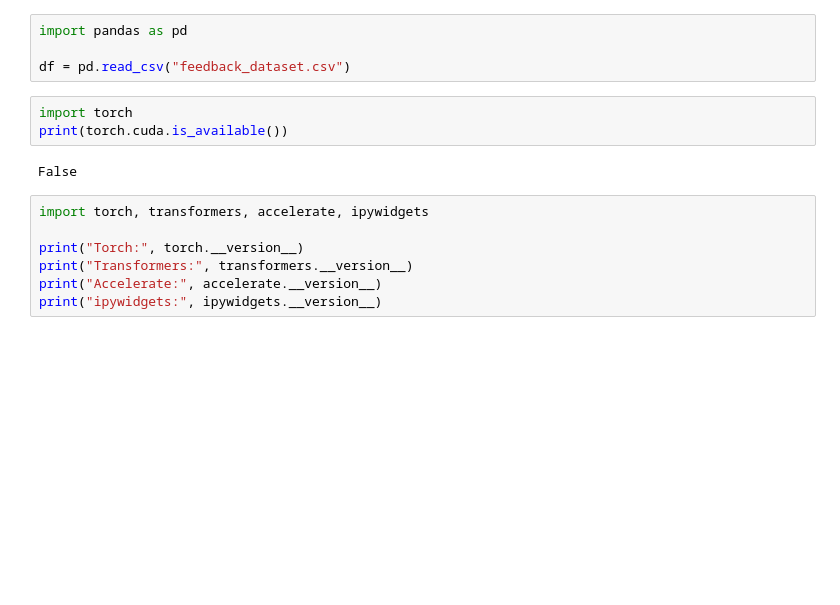
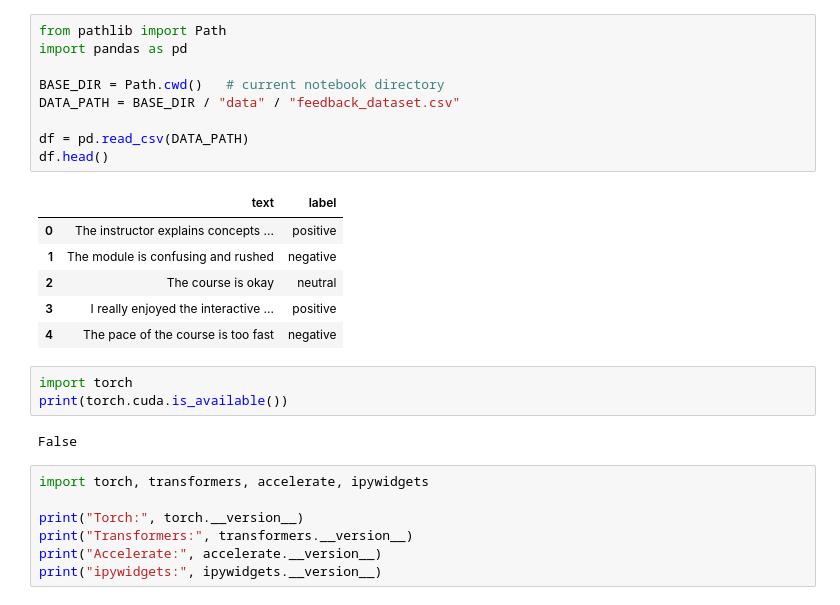
Before and after one commit to endevium/UPang-Student-Feedback-and-Module-Evaluation-System, a Jupyter notebook: train_sentiment.ipynb, the cells around one changed output. Drawn from its saved outputs; the diff is of its cells as text; blank space fills up the shorter version.

```diff
--- a/train_sentiment.ipynb
+++ b/train_sentiment.ipynb
@@ -1,7 +1,19 @@
 # %%
+from pathlib import Path
 import pandas as pd
 
-df = pd.read_csv("feedback_dataset.csv")
+BASE_DIR = Path.cwd()   # current notebook directory
+DATA_PATH = BASE_DIR / "data" / "feedback_dataset.csv"
+
+df = pd.read_csv(DATA_PATH)
+df.head()
+# %% [output]
+|  | text | label |
+| 0 | The instructor explains concepts ... | positive |
+| 1 | The module is confusing and rushed | negative |
+| 2 | The course is okay | neutral |
+| 3 | I really enjoyed the interactive ... | positive |
+| 4 | The pace of the course is too fast | negative |
 # %%
 import torch
 print(torch.cuda.is_available())
```
Also changed, not shown: parts of 9 cells of this notebook, 38 other files.
